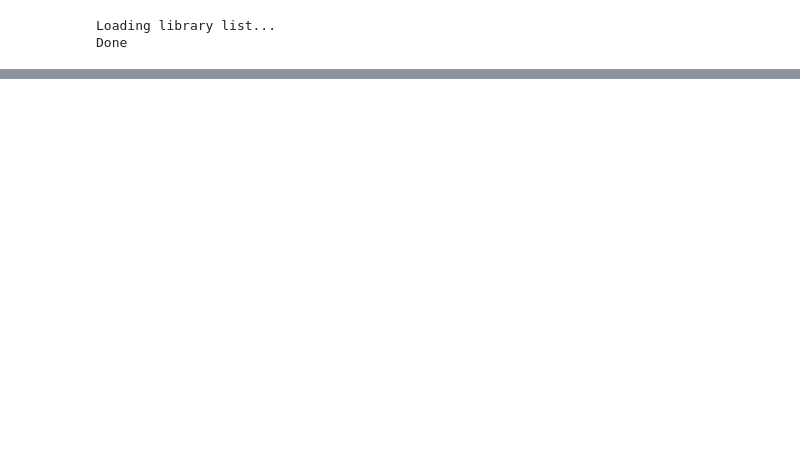
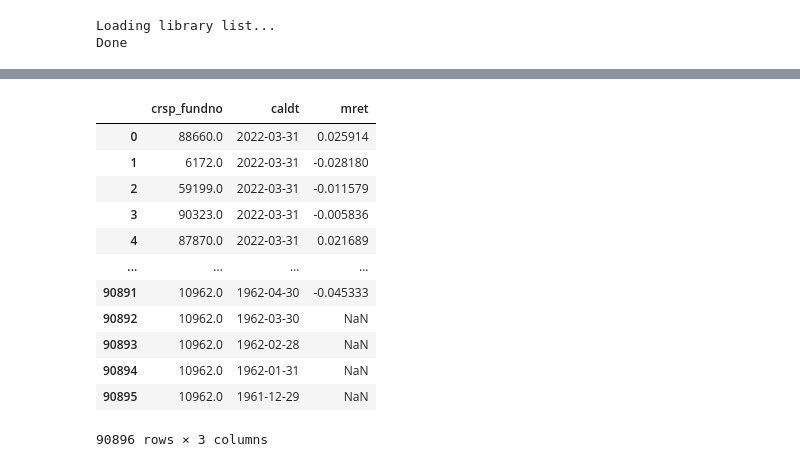
Before and after one commit to etiennebruno/fin-407-mutual-funds, a Jupyter notebook: mutual_funds_deviations/4_benchmark_data.ipynb, the cells around one changed output, grey strips where cells are left out. Saved outputs shown, nothing was run; the diff lists cells and outputs as text; code cells hidden in the pictures; blank space fills up the shorter version.

```diff
--- a/mutual_funds_deviations/4_benchmark_data.ipynb
+++ b/mutual_funds_deviations/4_benchmark_data.ipynb
@@ -4,3 +10,24 @@ db = wrds.Connection(wrds_username='etiennebruno')
 # %% [output]
 Loading library list...
 Done
+# %%
+# Import CIKs from the dataframe of all cleaned filings
+from utils import *
+ciks = ', '.join(list(df_from_filings().cik.unique()))
+# %%
+# Get all cik number available (intersection between our dataframe and the data on CRSP)
+ciks_data = db.raw_sql(f'''
+        select distinct comp_cik
+        from crsp_q_mutualfunds.crsp_cik_map
+        where comp_cik in ({ciks})
+''')
+cik_available = list(ciks_data.comp_cik)
+cik_available = ', '.join([str(i) for i in cik_available])
+# %%
+# With the mapping table of CRSP, get all companies' fund number
+crsp_fundno_available = db.raw_sql(f'''
+        select *
+        from crsp_q_mutualfunds.crsp_cik_map
+        where comp_cik in ({cik_available})
+''')
+crsp_fundno_available
@@ -6,0 +48,27 @@ Done
+# %%
+# Convert the list of fund numbers to a list of string type for future SQL queries
+list_float_fundnos = list(crsp_fundno_available.crsp_fundno.unique())
+crsp_fundno_available_list_str = ', '.join([str(i) for i in list_float_fundnos])
+# %%
+# Get all available returns for each fund
+monthly_returns_all_funds = db.raw_sql(f'''
+        select *
+        from crsp_q_mutualfunds.monthly_returns
+        where crsp_fundno in ({crsp_fundno_available_list_str})
+        order by caldt desc
+''')
+monthly_returns_all_funds
+# %% [output]
+|  | crsp_fundno | caldt | mret |
+| 0 | 88660.0 | 2022-03-31 | 0.025914 |
+| 1 | 6172.0 | 2022-03-31 | -0.028180 |
+| 2 | 59199.0 | 2022-03-31 | -0.011579 |
+| 3 | 90323.0 | 2022-03-31 | -0.005836 |
+| 4 | 87870.0 | 2022-03-31 | 0.021689 |
+| ... | ... | ... | ... |
+| 90891 | 10962.0 | 1962-04-30 | -0.045333 |
+| 90892 | 10962.0 | 1962-03-30 | NaN |
+| 90893 | 10962.0 | 1962-02-28 | NaN |
+| 90894 | 10962.0 | 1962-01-31 | NaN |
+| 90895 | 10962.0 | 1961-12-29 | NaN |
+90896 rows × 3 columns
```
Also changed, not shown: parts of 34 cells of this notebook, 9 other files.
